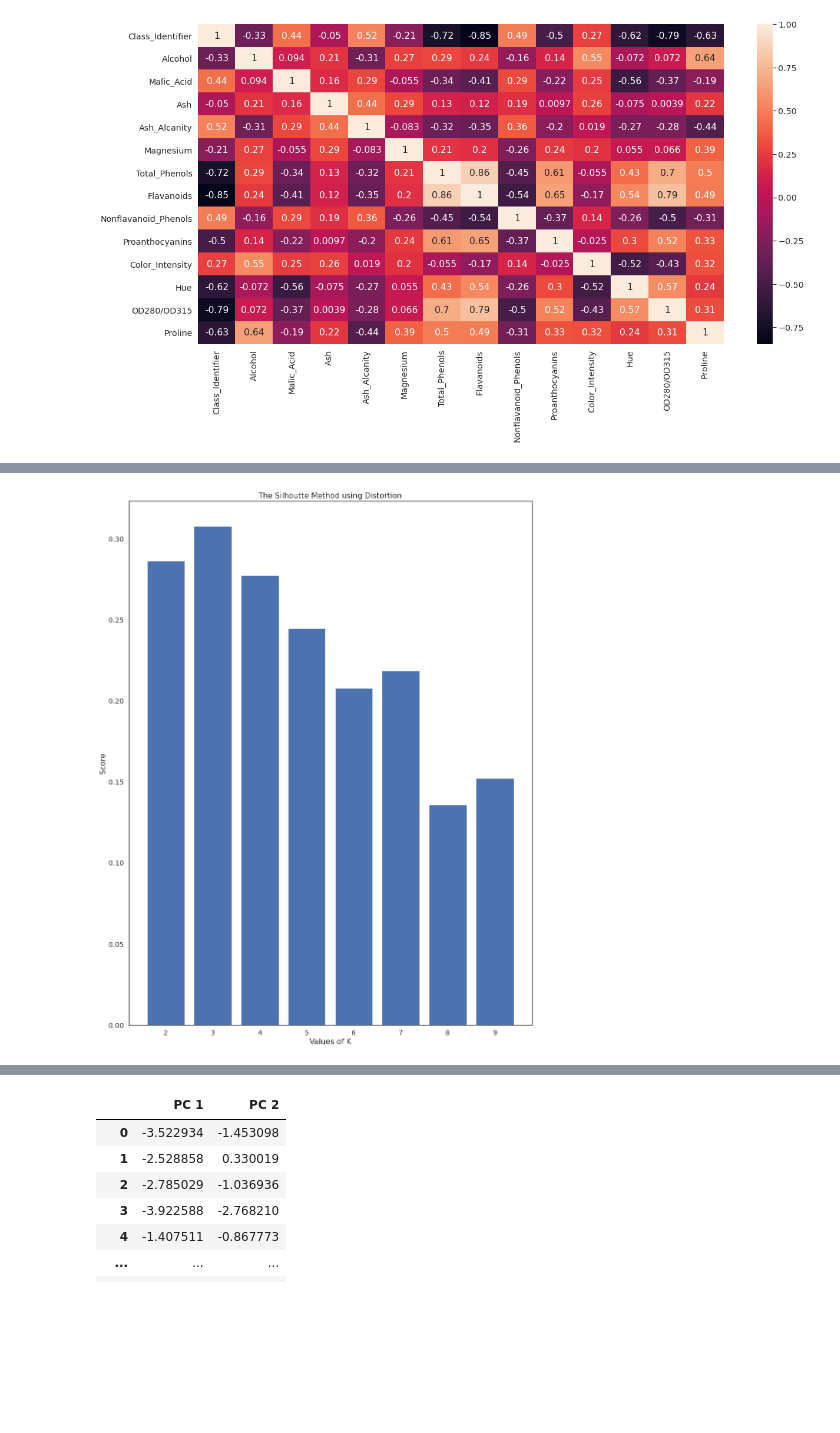
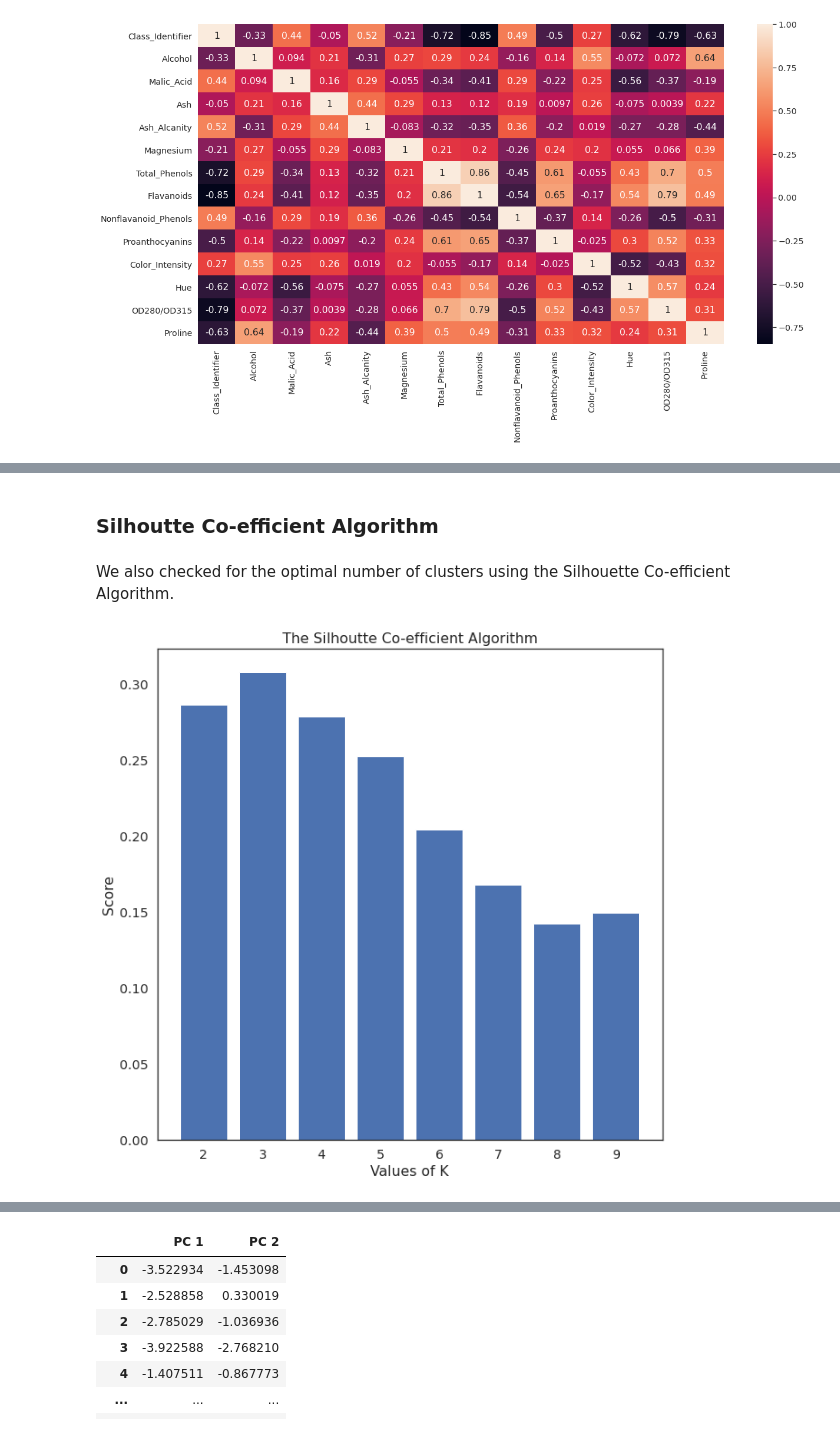
Before and after one commit to sanil72900/COGS118B_Final, a Jupyter notebook: Cogs118BSocialGroups.ipynb, the cells around one changed output, grey strips where cells are left out. Cells and saved outputs as stored; diff of their text form; code cells hidden in the pictures; blank space fills up the shorter version.

```diff
--- a/Cogs118BSocialGroups.ipynb
+++ b/Cogs118BSocialGroups.ipynb
@@ -192,6 +247,9 @@ st_data.head()
 # %%
 inertia = []
+distortion = []
 for k in range(2,10):
     kmeanModel = cluster.KMeans(n_clusters=k,random_state=17)
     kmeanModel.fit(st_data)
+    distortion.append(sum(np.min(cdist(st_data, kmeanModel.cluster_centers_,
+                                        'euclidean'), axis=1)) / st_data.shape[0])
     inertia.append(kmeanModel.inertia_)
@@ -206,3 +330,7 @@ plt.show()
+# %% [markdown]
+### Silhoutte Co-efficient Algorithm
+# %% [markdown]
+ We also checked for the optimal number of clusters using the Silhouette Co-efficient Algorithm.
 # %%
 sil = []
 
@@ -213,10 +341,12 @@ for k in range(2, 10):
   labels = kmeanModel.labels_
   sil.append(silhouette_score(st_data, labels, metric = 'euclidean'))
 # %%
+
+plt.figure(figsize= (10, 10))
 plt.bar(range(2, 10), sil,)
 plt.xlabel('Values of K')
 plt.ylabel('Score')
-plt.title('The Silhoutte Method using Distortion')
+plt.title('The Silhoutte Co-efficient Algorithm')
 plt.show()
 # %% [output]
-[figure, old version]
+[figure, new version]
```
Also changed, not shown: parts of 88 cells of this notebook.
